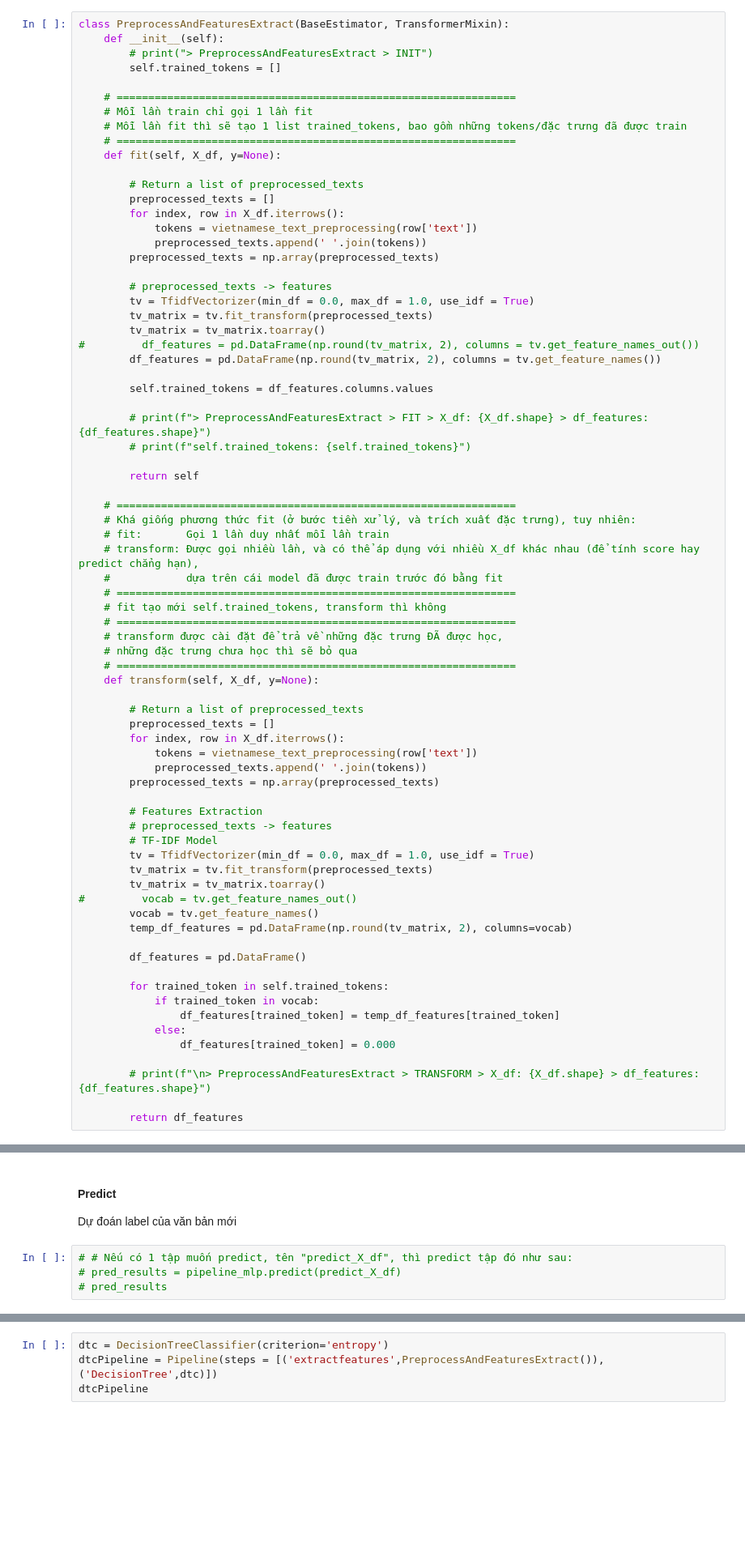
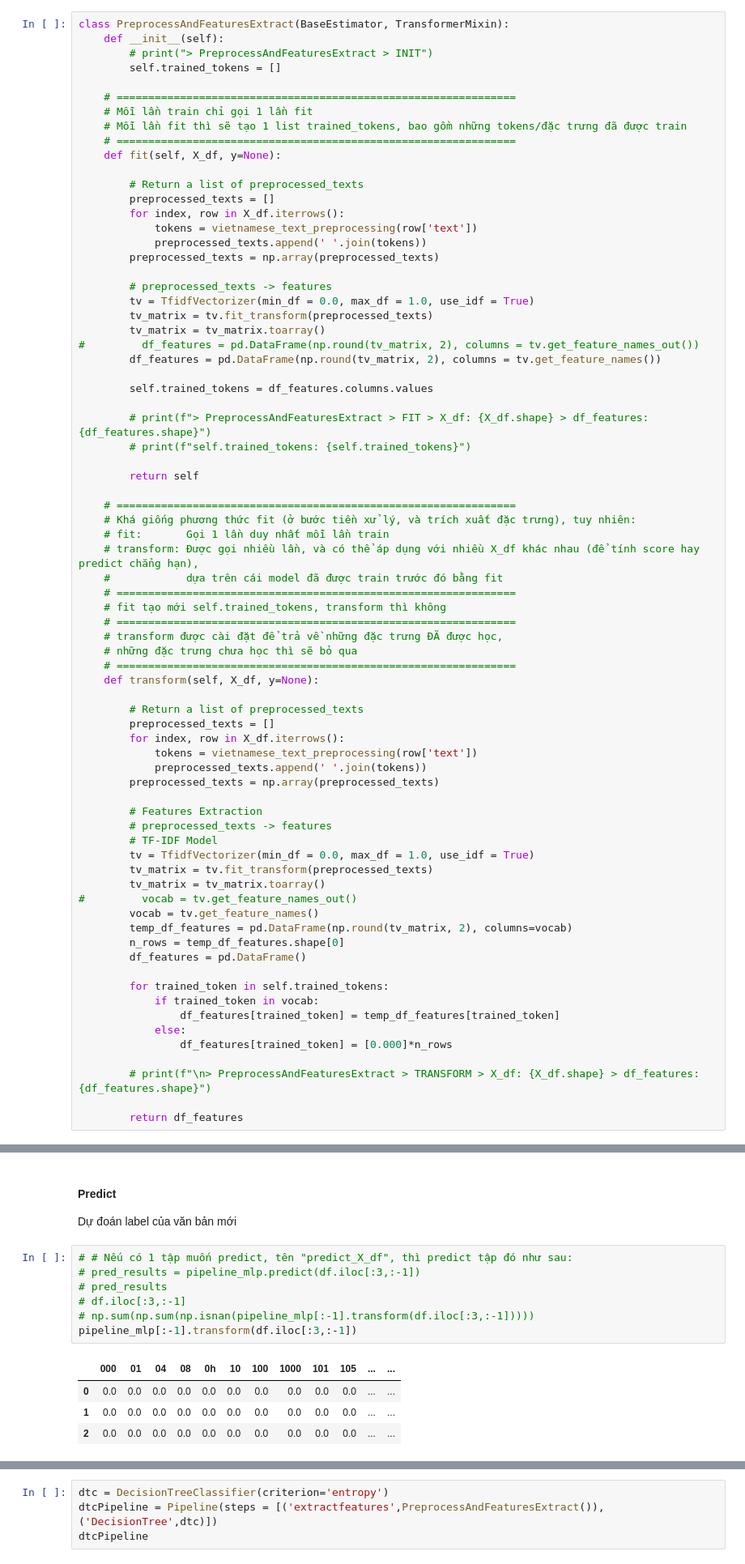
Before and after one commit to nnguyet/Fake-News-Detection, a Jupyter notebook: PJ3.ipynb, the cells around one changed output, grey strips where cells are left out. Shown: that part at 81% size. Drawn from its saved outputs; the diff is of its cells as text; blank space fills up the shorter version.

```diff
--- a/PJ3.ipynb
+++ b/PJ3.ipynb
@@ -208,14 +208,14 @@ class PreprocessAndFeaturesExtract(BaseEstimator, TransformerMixin):
 #         vocab = tv.get_feature_names_out()
         vocab = tv.get_feature_names()
         temp_df_features = pd.DataFrame(np.round(tv_matrix, 2), columns=vocab)
-
+        n_rows = temp_df_features.shape[0]
         df_features = pd.DataFrame()
 
         for trained_token in self.trained_tokens:
             if trained_token in vocab:
                 df_features[trained_token] = temp_df_features[trained_token]
             else:
-                df_features[trained_token] = 0.000
+                df_features[trained_token] = [0.000]*n_rows
 
         # print(f"\n> PreprocessAndFeaturesExtract > TRANSFORM > X_df: {X_df.shape} > df_features: {df_features.shape}")
 
@@ -271,5 +271,13 @@ Validation Accuracy = 0.8888888888888888
 Dự đoán label của văn bản mới
 # %%
 # # Nếu có 1 tập muốn predict, tên "predict_X_df", thì predict tập đó như sau:
-# pred_results = pipeline_mlp.predict(predict_X_df)
+# pred_results = pipeline_mlp.predict(df.iloc[:3,:-1])
 # pred_results
+# df.iloc[:3,:-1]
+# np.sum(np.sum(np.isnan(pipeline_mlp[:-1].transform(df.iloc[:3,:-1]))))
+pipeline_mlp[:-1].transform(df.iloc[:3,:-1])
+# %% [output]
+|  | 000 | 01 | 04 | 08 | 0h | 10 | 100 | 1000 | 101 | 105 | ... | ... |
+| 0 | 0.0 | 0.0 | 0.0 | 0.0 | 0.0 | 0.0 | 0.0 | 0.0 | 0.0 | 0.0 | ... | ... |
+| 1 | 0.0 | 0.0 | 0.0 | 0.0 | 0.0 | 0.0 | 0.0 | 0.0 | 0.0 | 0.0 | ... | ... |
+| 2 | 0.0 | 0.0 | 0.0 | 0.0 | 0.0 | 0.0 | 0.0 | 0.0 | 0.0 | 0.0 | ... | ... |
```
Also changed, not shown: parts of 2 cells of this notebook.
